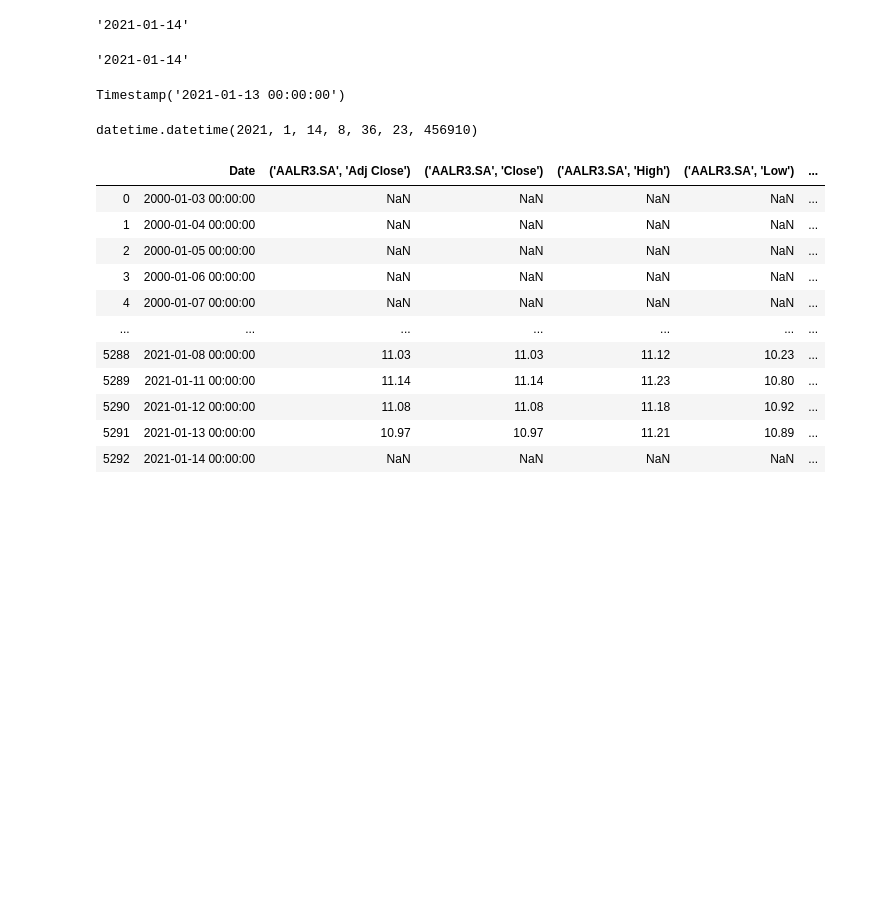
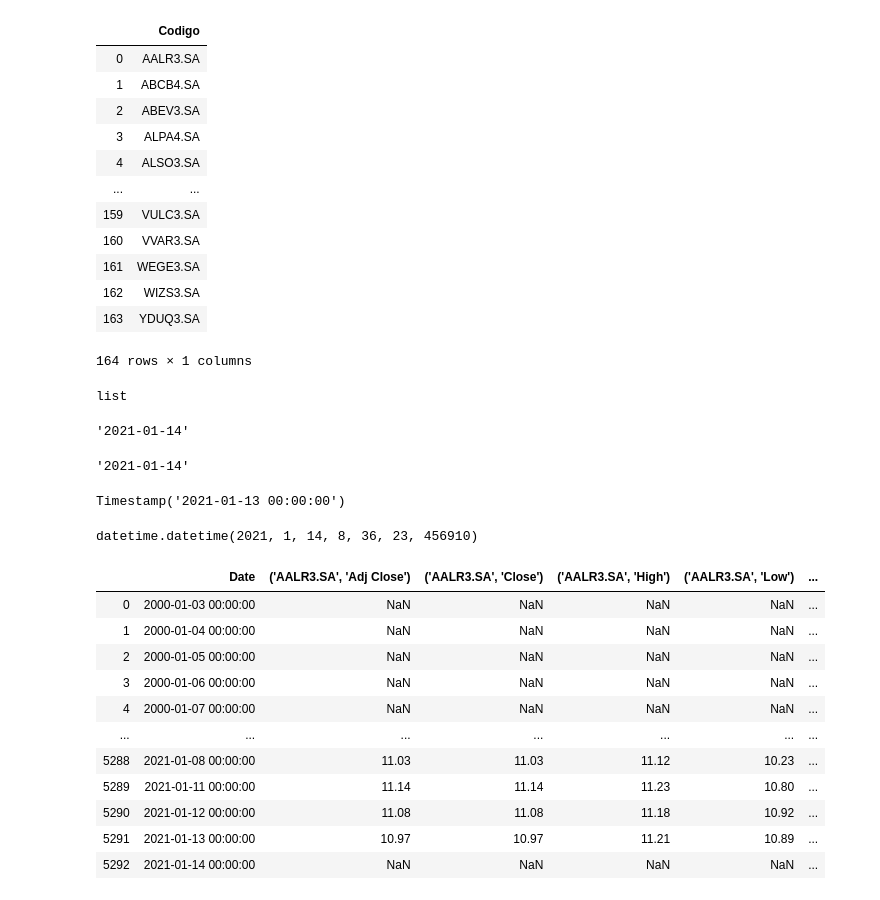
Before and after one commit to rafaelschena/stocks_analyzer, a Jupyter notebook: tests.ipynb, the cells around one changed output. Saved outputs shown, nothing was run; the diff lists cells and outputs as text; code cells hidden in the pictures; blank space fills up the shorter version.

```diff
--- a/tests.ipynb
+++ b/tests.ipynb
@@ -5,3 +48,24 @@ import sqlite3
+# %%
+tickers = pd.read_csv('./data/acoes.csv', names=['Codigo'])
+tickers
+# %% [output]
+|  | Codigo |
+| 0 | AALR3.SA |
+| 1 | ABCB4.SA |
+| 2 | ABEV3.SA |
+| 3 | ALPA4.SA |
+| 4 | ALSO3.SA |
+| ... | ... |
+| 159 | VULC3.SA |
+| 160 | VVAR3.SA |
+| 161 | WEGE3.SA |
+| 162 | WIZS3.SA |
+| 163 | YDUQ3.SA |
+164 rows × 1 columns
+# %%
+type(list(tickers.Codigo))
+# %% [output]
+list
 # %%
 t = pd.datetime.today()
 # %%
```
Also changed, not shown: parts of 5 cells of this notebook, 2 other files.
